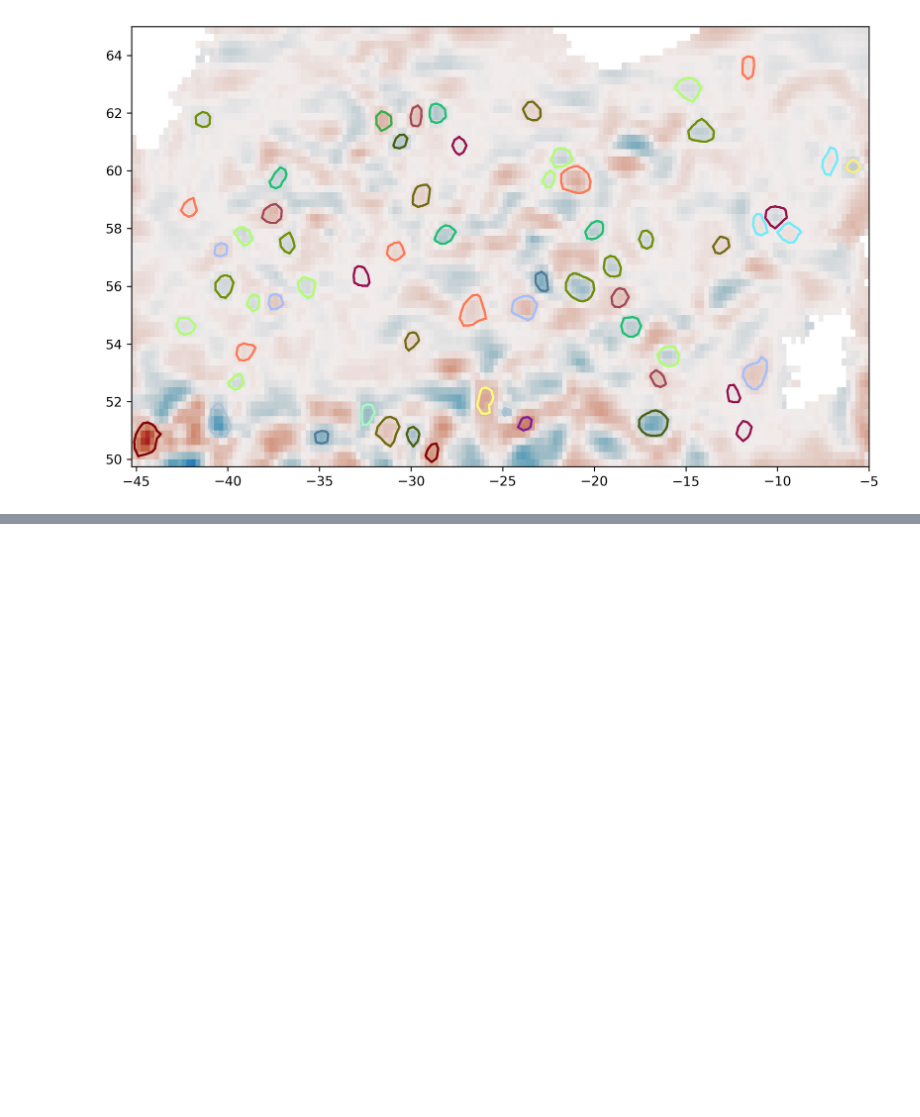
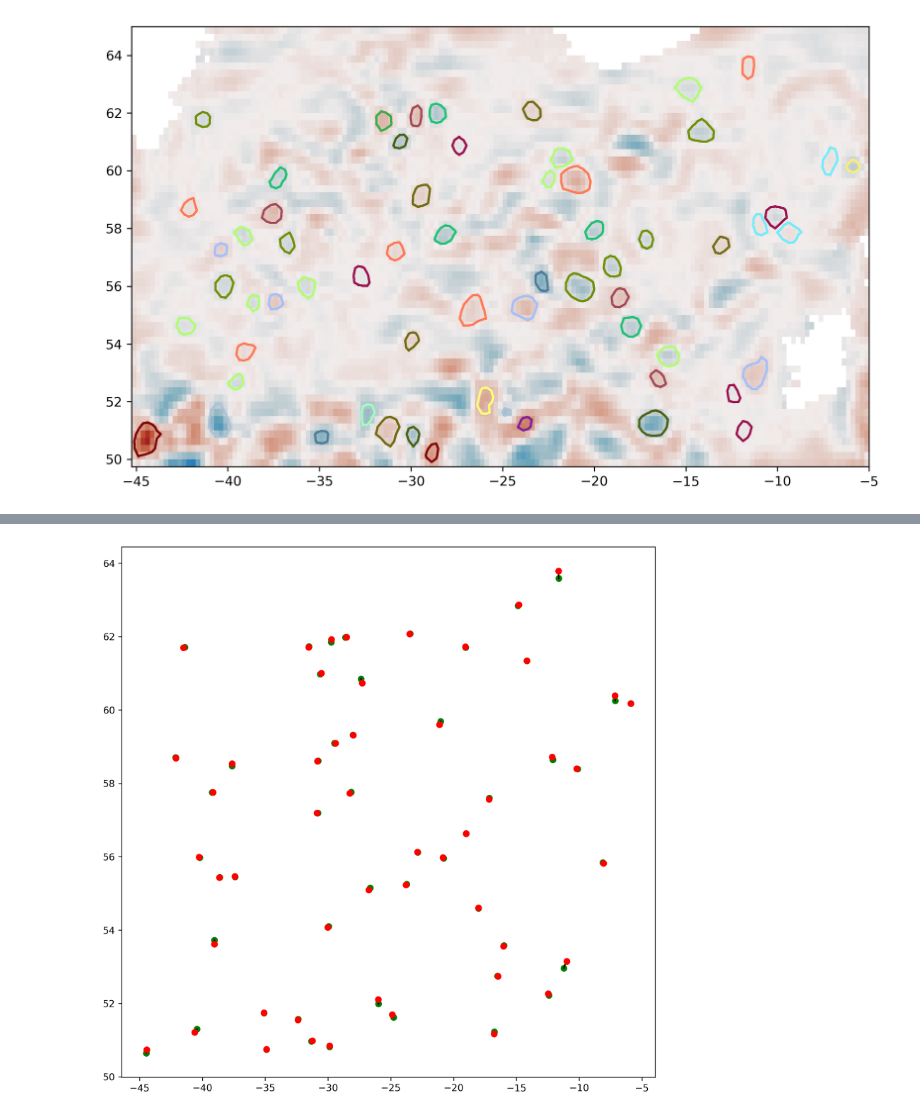
Before and after one commit to josuemtzmo/trackeddy, a Jupyter notebook: examples/Regional_analysis_CHARLY.ipynb, the cells around one changed output, grey strips where cells are left out. Cells and saved outputs as stored; diff of their text form; code cells hidden in the pictures; blank space fills up the shorter version.

```diff
--- a/examples/Regional_analysis_CHARLY.ipynb
+++ b/examples/Regional_analysis_CHARLY.ipynb
@@ -83,0 +154,22 @@ for eddy in track_in_time.index.get_level_values(level=0).unique():
+# %%
+plt.figure(figsize=(10,10),dpi=300)
+
+for eddy in track_in_time.index.get_level_values(level=0).unique():
+    times = track_in_time.loc[eddy].index.get_level_values(level=0).unique()
+    # num_colors = times.max()
+
+    if len(times)<2:
+        continue
+
+    # for time in times:
+    x_contour = track_in_time.loc[eddy,:,0].contour_x.values
+    y_contour = track_in_time.loc[eddy,:,0].contour_y.values
+
+    plt.plot(x_contour[0],y_contour[0],marker='o',color='g')
+    plt.plot(x_contour,y_contour,linestyle='-',color='k')
+    plt.plot(x_contour[-1],y_contour[-1],marker='o',color='r')
+
+    # plt.title(eddy)
+    # plt.show()
+# %% [output]
+[figure, added]
```
Also changed, not shown: parts of 8 cells of this notebook, 1 other file.
